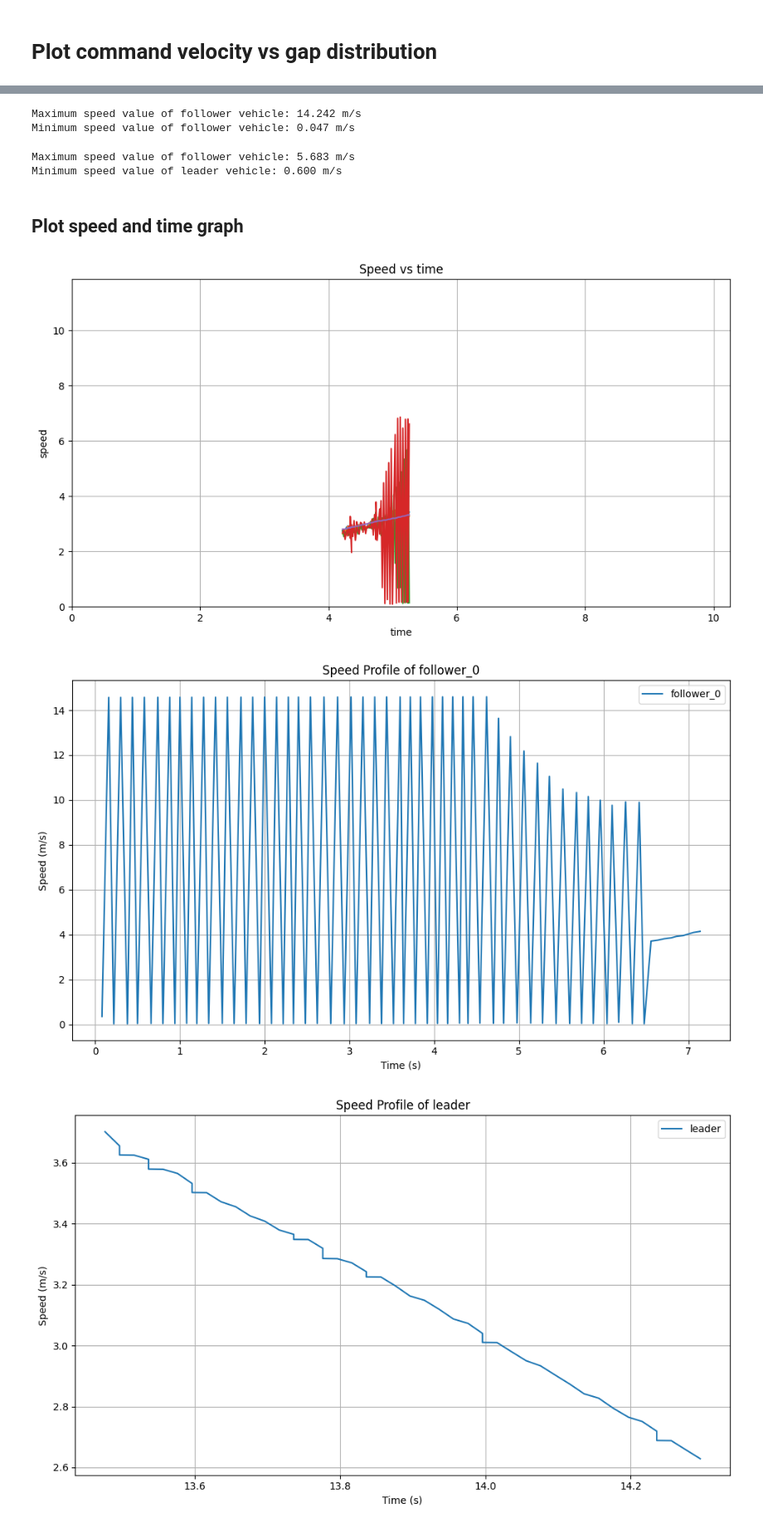
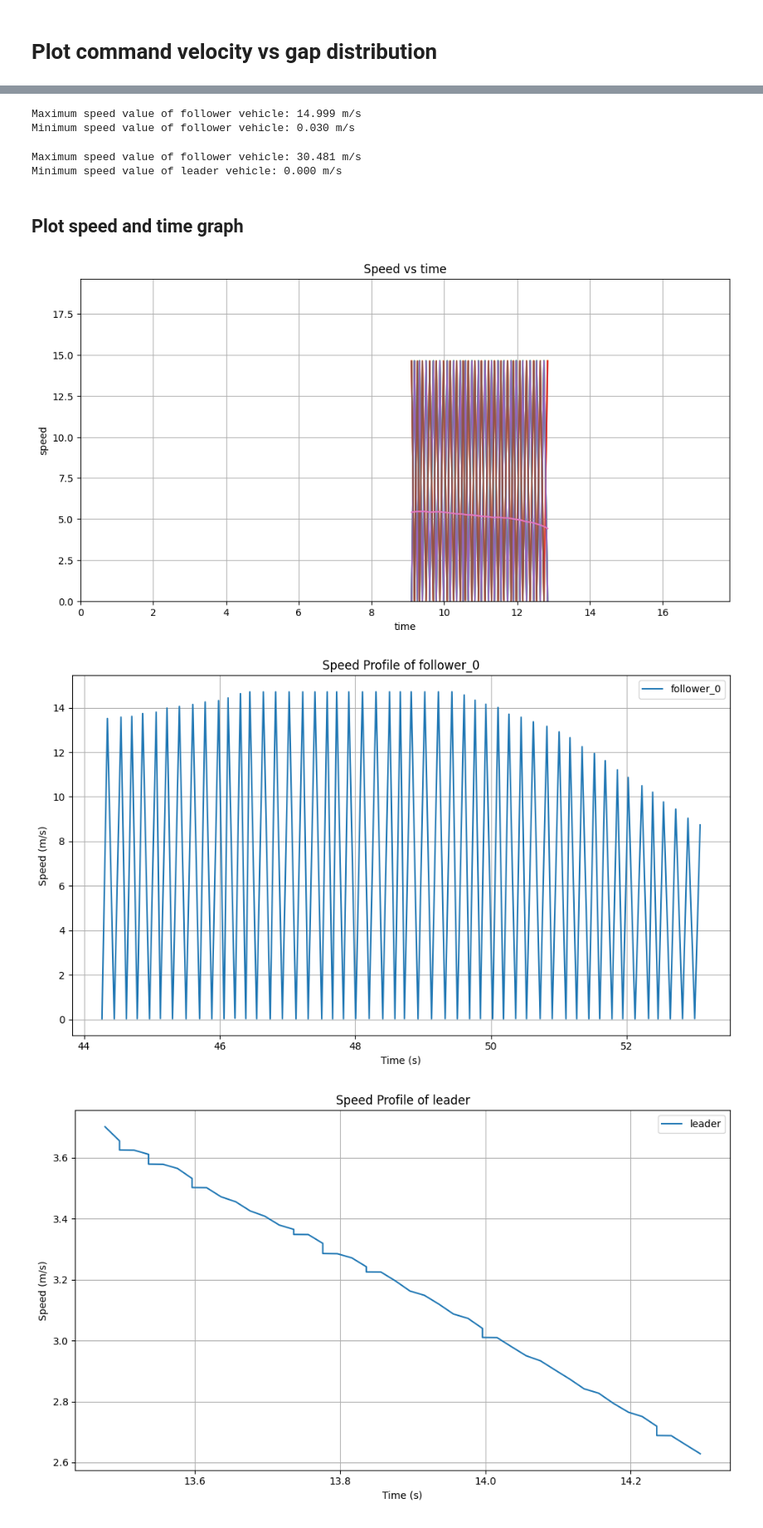
Before and after one commit to shihabict/carla_simulation, a Jupyter notebook: research/analysis_recorded_data.ipynb, the cells around one changed output, grey strips where cells are left out. Shown at 83% size. Drawn from its saved outputs; the diff is of its cells as text; code cells hidden in the pictures.

Commit message:
Update simulation environmment and the speed profiler

```diff
--- a/research/analysis_recorded_data.ipynb
+++ b/research/analysis_recorded_data.ipynb
@@ -22,7 +24,7 @@ def load_data(file_path: str) -> pd.DataFrame:
     return df
 # %%
 # load recorded data
-data = load_data("Reports/sim_data_g2a26cb25_fs_FS.csv")
+data = load_data("Reports/sim_data_g2a26cb25_fs_FS_nV_5.csv")
 print(data.head(25))
 # %% [output]
      time        name            x         y         z      speed  \
@@ -159,8 +197,8 @@ min_speed_follower = data[data['name'] != 'leader']['speed'].min()
 print(f"Maximum speed value of follower vehicle: {max_speed_follower:.3f} m/s")
 print(f"Minimum speed value of follower vehicle: {min_speed_follower:.3f} m/s")
 # %% [output]
-Maximum speed value of follower vehicle: 14.242 m/s
-Minimum speed value of follower vehicle: 0.047 m/s
+Maximum speed value of follower vehicle: 14.999 m/s
+Minimum speed value of follower vehicle: 0.030 m/s
 # %%
 # Get the maximum speed value of follower vehicles only (excluding leader)
 max_speed_leader = data[data['name'] == 'leader']['speed'].max()
@@ -169,8 +207,8 @@ min_speed_leader = data[data['name'] == 'leader']['speed'].min()
 print(f"Maximum speed value of follower vehicle: {max_speed_leader:.3f} m/s")
 print(f"Minimum speed value of leader vehicle: {min_speed_leader:.3f} m/s")
 # %% [output]
-Maximum speed value of follower vehicle: 5.683 m/s
-Minimum speed value of leader vehicle: 0.600 m/s
+Maximum speed value of follower vehicle: 30.481 m/s
+Minimum speed value of leader vehicle: 0.000 m/s
 # %% [markdown]
 ## Plot speed and time graph
 # %%
@@ -193,7 +231,7 @@ def plot_speed(df,x_col,y_col,title, max_points: int = 1000,min_points: int = 0)
 # %%
 plot_speed(data,'time','speed','Speed vs time', max_points=1000,min_points=700)
 # %% [output]
-[figure, old version]
+[figure, new version]
 # %%
 
 
@@ -228,9 +266,9 @@ def plot_follower_speed_profile(df, follower_name, max_points: int = None, min_p
     plt.tight_layout()
     plt.show()
 # %%
-plot_follower_speed_profile(data, follower_name='follower_0', max_points=100,min_points=0)
+plot_follower_speed_profile(data, follower_name='follower_0', max_points=600,min_points=500)
 # %% [output]
-[figure, old version]
+[figure, new version]
 # %%
 plot_follower_speed_profile(data, follower_name='leader', max_points=700,min_points=650)
 # %% [output]
```
Also changed, not shown: parts of 13 cells of this notebook, 4 other files.
